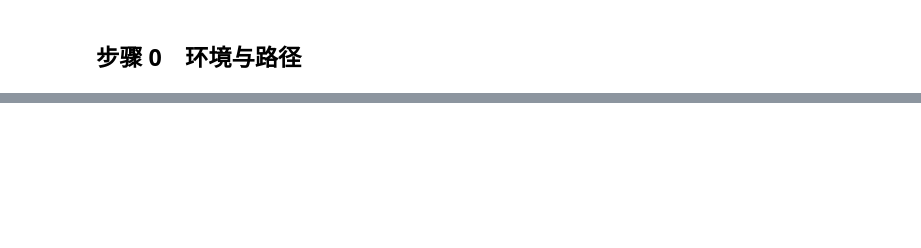
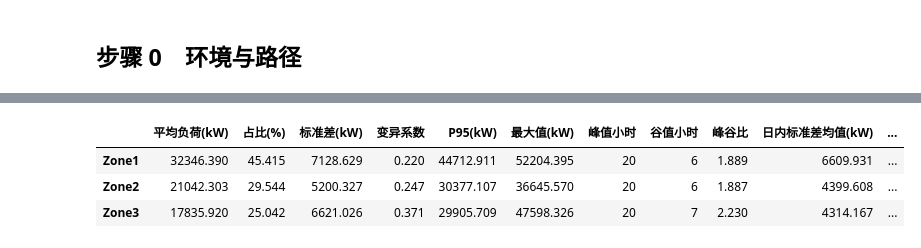
Before and after one commit to Lizhuiii/power-load-forecast-topic4, a Jupyter notebook: project/02_load_patterns.ipynb, the cells around one changed output, grey strips where cells are left out. Drawn from its saved outputs; the diff is of its cells as text; code cells hidden in the pictures; blank space fills up the shorter version.

```diff
--- a/project/02_load_patterns.ipynb
+++ b/project/02_load_patterns.ipynb
@@ -301,0 +368,89 @@ print("\nZone3/Zone1 比值：7月=", round(ratio[7], 3), " 9月=", round(ratio[
+# %%
+zone_metrics = pd.DataFrame(index=ZONE_COLS)
+zone_metrics["平均负荷(kW)"] = df[ZONE_COLS].mean()
+zone_metrics["占比(%)"] = zone_metrics["平均负荷(kW)"] / df[TOTAL].mean() * 100
+zone_metrics["标准差(kW)"] = df[ZONE_COLS].std()
+zone_metrics["变异系数"] = zone_metrics["标准差(kW)"] / zone_metrics["平均负荷(kW)"]
+zone_metrics["P95(kW)"] = df[ZONE_COLS].quantile(0.95)
+zone_metrics["最大值(kW)"] = df[ZONE_COLS].max()
+zone_metrics["峰值小时"] = [int(hourly[c].idxmax()) for c in ZONE_COLS]
+zone_metrics["谷值小时"] = [int(hourly[c].idxmin()) for c in ZONE_COLS]
+zone_metrics["峰谷比"] = [float(hourly[c].max() / hourly[c].min()) for c in ZONE_COLS]
+zone_metrics["日内标准差均值(kW)"] = df[ZONE_COLS].groupby(df.index.normalize()).std().mean()
+zone_metrics.index = [COL_LABEL[c] for c in ZONE_COLS]
+zone_metrics["周末/工作日"] = zone_weekend_ratio["周末/工作日"]
+zone_metrics.round(4).to_csv(TABLE_DIR / "zone_profile_metrics.csv", encoding="utf-8-sig")
+pd.DataFrame({
+    "平均负荷(kW)": zone_metrics["平均负荷(kW)"],
+    "占总负荷(%)": zone_metrics["占比(%)"],
+}).round(6).to_csv(TABLE_DIR / "zone_share.csv", encoding="utf-8-sig", index_label="分区")
+
+print("=== 三分区用电特征指标 ===")
+display(zone_metrics.round(3))
+
+zone_corr = df[ZONE_COLS].corr()
+zone_corr.index = [COL_LABEL[c] for c in ZONE_COLS]
+zone_corr.columns = [COL_LABEL[c] for c in ZONE_COLS]
+zone_corr.round(4).to_csv(TABLE_DIR / "zone_corr.csv", encoding="utf-8-sig")
+print("\n=== 三分区负荷相关系数 ===")
+display(zone_corr.round(3))
+
+fig, ax = plt.subplots(figsize=(8, 5))
+bp = ax.boxplot([df[c].values for c in ZONE_COLS], widths=0.55, patch_artist=True,
+                showfliers=True, whis=1.5)
+for patch, col in zip(bp["boxes"], [COL_COLOR[c] for c in ZONE_COLS]):
+    patch.set_facecolor(col)
+    patch.set_alpha(0.75)
+ax.set_xticklabels([COL_LABEL[c] for c in ZONE_COLS])
+ax.set_ylabel("负荷（kW）")
+ax.set_title("三分区负荷分布对比（箱线图）", loc="left")
+fig.savefig(FIG_DIR / "figD_zone_boxplot.png", dpi=180)
+plt.close(fig)
+
+fig, axes = plt.subplots(1, 2, figsize=(14, 5))
+means = zone_metrics["平均负荷(kW)"].values
+shares = zone_metrics["占比(%)"].values
+bars = axes[0].bar(zone_metrics.index, means, color=[COL_COLOR[c] for c in ZONE_COLS], alpha=0.9)
+for b, v, s in zip(bars, means, shares):
+    axes[0].text(b.get_x() + b.get_width() / 2, v + 500, f"{v:,.0f}\n({s:.1f}%)", ha="center", fontsize=9)
+axes[0].set_ylim(0, max(means) * 1.16)
+axes[0].set_ylabel("平均负荷（kW）")
+axes[0].set_title("(a) 规模与占比", loc="left")
+
+x = np.arange(len(ZONE_COLS))
+axes[1].bar(x - 0.19, zone_metrics["变异系数"], 0.36, color="#64748b", label="变异系数")
+axes[1].bar(x + 0.19, zone_metrics["峰谷比"], 0.36, color="#0f766e", label="峰谷比")
+axes[1].set_xticks(x)
+axes[1].set_xticklabels(zone_metrics.index)
+axes[1].set_title("(b) 波动性指标", loc="left")
+axes[1].legend(fontsize=8)
+fig.suptitle("三分区规模与波动性对比", x=0.01, ha="left", fontsize=13)
+fig.savefig(FIG_DIR / "figE_zone_metrics.png", dpi=180)
+plt.close(fig)
+
+monthly_zone = df.groupby(feat["month"])[ZONE_COLS].mean()
+ratio = monthly_zone[ZONE_COLS[2]] / monthly_zone[ZONE_COLS[0]]
+ratio_df = pd.DataFrame({
+    "Zone1均值(kW)": monthly_zone[ZONE_COLS[0]],
+    "Zone3均值(kW)": monthly_zone[ZONE_COLS[2]],
+    "Zone3/Zone1": ratio,
+})
+ratio_df.index.name = "month"
+ratio_df.round(6).to_csv(TABLE_DIR / "zone3_ratio_monthly.csv", encoding="utf-8-sig")
+
+fig, ax = plt.subplots(figsize=(10, 4.6))
+ax.plot(ratio.index, ratio.values, "o-", color="#c0392b", lw=2.2)
+ax.axhline(1.0, color="gray", ls="--", lw=1)
+ax.set_xticks(range(1, 13))
+ax.set_xlabel("月份")
+ax.set_ylabel("Zone3 / Zone1")
+ax.set_title("Zone3 相对 Zone1 的月度比值（结构变化）", loc="left")
+for m in [7, 9, 12]:
+    ax.annotate(f"{ratio.loc[m]:.3f}", (m, ratio.loc[m]), textcoords="offset points",
+                xytext=(0, 9), ha="center", fontsize=9)
+fig.savefig(FIG_DIR / "figF_zone3_ratio.png", dpi=180)
+plt.close(fig)
+
+print(f"\nZone3/Zone1：7 月 {ratio.loc[7]:.3f}，9 月 {ratio.loc[9]:.3f}，12 月 {ratio.loc[12]:.3f}")
+print(f"7 -> 12 月比值变化：{(ratio.loc[12] / ratio.loc[7] - 1) * 100:+.1f}%")
+# %% [output]
@@ -301,0 +458,4 @@ print("\nZone3/Zone1 比值：7月=", round(ratio[7], 3), " 9月=", round(ratio[
+|  | 平均负荷(kW) | 占比(%) | 标准差(kW) | 变异系数 | P95(kW) | 最大值(kW) | 峰值小时 | 谷值小时 | 峰谷比 | 日内标准差均值(kW) | ... |
+| Zone1 | 32346.390 | 45.415 | 7128.629 | 0.220 | 44712.911 | 52204.395 | 20 | 6 | 1.889 | 6609.931 | ... |
+| Zone2 | 21042.303 | 29.544 | 5200.327 | 0.247 | 30377.107 | 36645.570 | 20 | 6 | 1.887 | 4399.608 | ... |
+| Zone3 | 17835.920 | 25.042 | 6621.026 | 0.371 | 29905.709 | 47598.326 | 20 | 7 | 2.230 | 4314.167 | ... |
```
Also changed, not shown: parts of 38 cells of this notebook, 17 other files.
